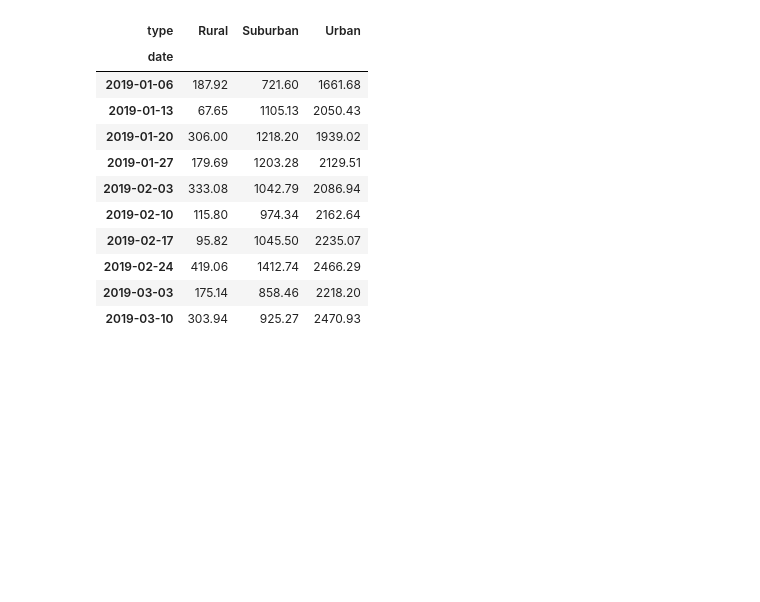
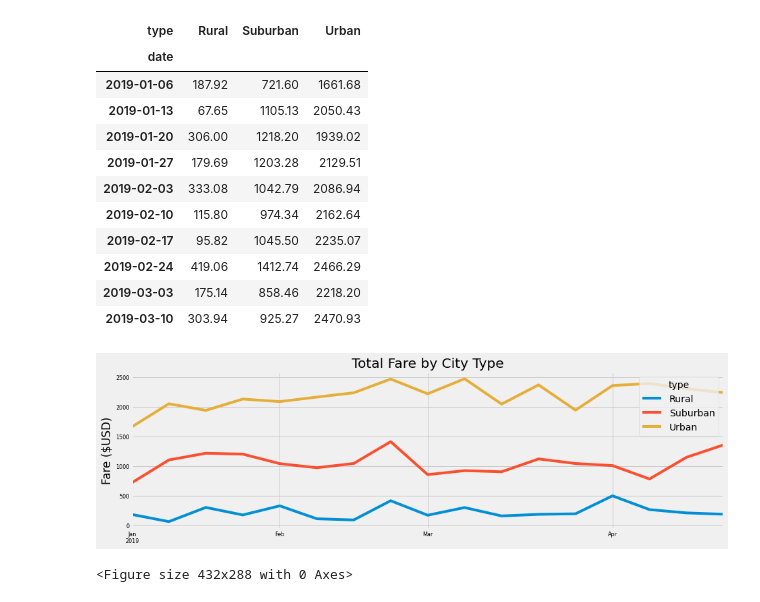
Before and after one commit to tpankratz1/PyBer_Analysis, a Jupyter notebook: PyBer_Challenge.ipynb, the cells around one changed output. Saved outputs shown, nothing was run; the diff lists cells and outputs as text; code cells hidden in the pictures; blank space fills up the shorter version.

```diff
--- a/PyBer_Challenge.ipynb
+++ b/PyBer_Challenge.ipynb
@@ -223,7 +223,19 @@ total_fare_by_week_df.head(10)
 # %%
 # 8. Using the object-oriented interface method, plot the resample DataFrame using the df.plot() function.
 
 # Import the style from Matplotlib.
 from matplotlib import style
+
 # Use the graph style fivethirtyeight.
 style.use('fivethirtyeight')
+
+total_fare_by_week_df.plot(title = "Total Fare by City Type", xlabel = "", ylabel = "Fare ($USD)", figsize = (14,4), fontsize = 8, legend = {'reverse'}, )
+
+# plt.savefig("analysis/Fig1.png")
+fig1 = plt.gcf()
+plt.show()
+plt.draw()
+fig1.savefig('analysis/PyBer_fare_summary.png', dpi=200)
+# %% [output]
+[figure, added]
+<Figure size 432x288 with 0 Axes>
```
Also changed, not shown: 2 other files.
